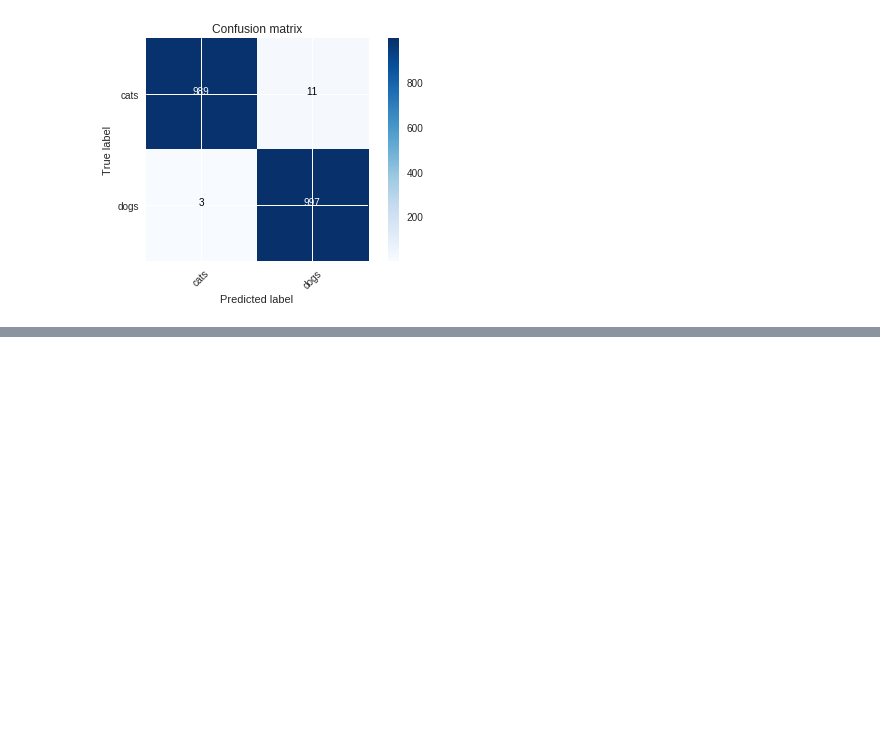
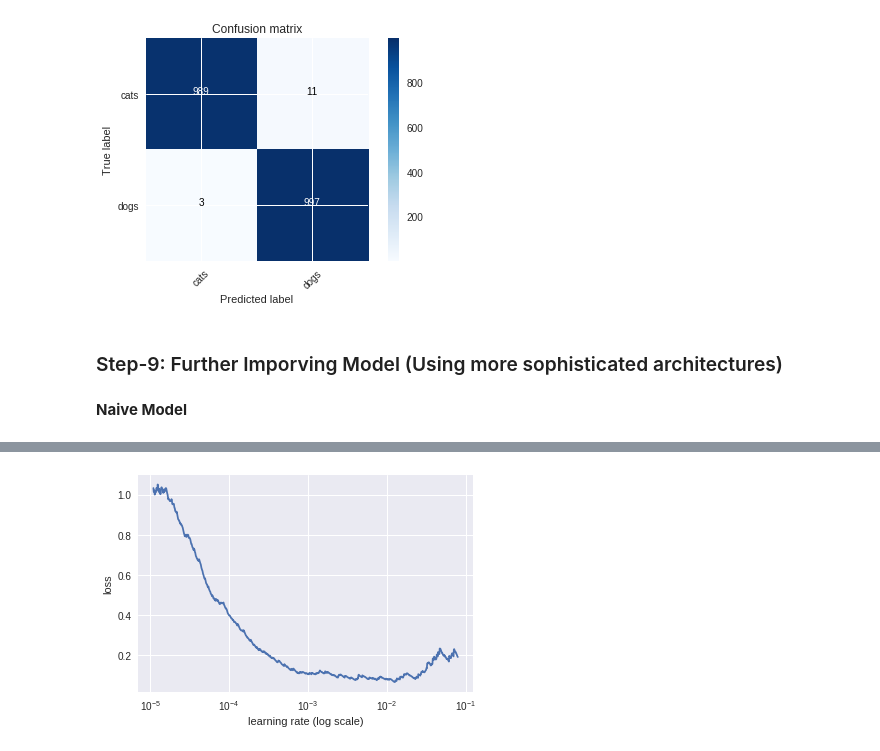
Before and after one commit to SwapnilSParkhe/FAST_AI, a Jupyter notebook: FASTAI_Lesson1.ipynb, the cells around one changed output, grey strips where cells are left out. Cells and saved outputs as stored; diff of their text form; code cells hidden in the pictures; blank space fills up the shorter version.

```diff
--- a/FASTAI_Lesson1.ipynb
+++ b/FASTAI_Lesson1.ipynb
@@ -431,3 +436,16 @@ plot_confusion_matrix(cm, data.classes)
 [[989  11]
  [  3 997]]
 [figure]
+# %% [markdown]
+### Step-9: Further Imporving Model (Using more sophisticated architectures)
+# %% [markdown]
+**Naive Model**
+# %%
+#Running a naive model without tuning much to see how default model performs
+data=ImageClassifierData.from_paths(path=PATH,bs=16,tfms=tfms_from_model(resnet50,224),num_workers=4)
+learner=ConvLearner.pretrained(resnet50,data=data,precompute=True,ps=0.5)
+# %%
+#Find the descent lr to start with
+learner.lr_find()
+learner.sched.plot()
+# %% [output]
@@ -433,0 +453 @@ plot_confusion_matrix(cm, data.classes)
+[figure, added]
```
Also changed, not shown: parts of 19 cells of this notebook.
